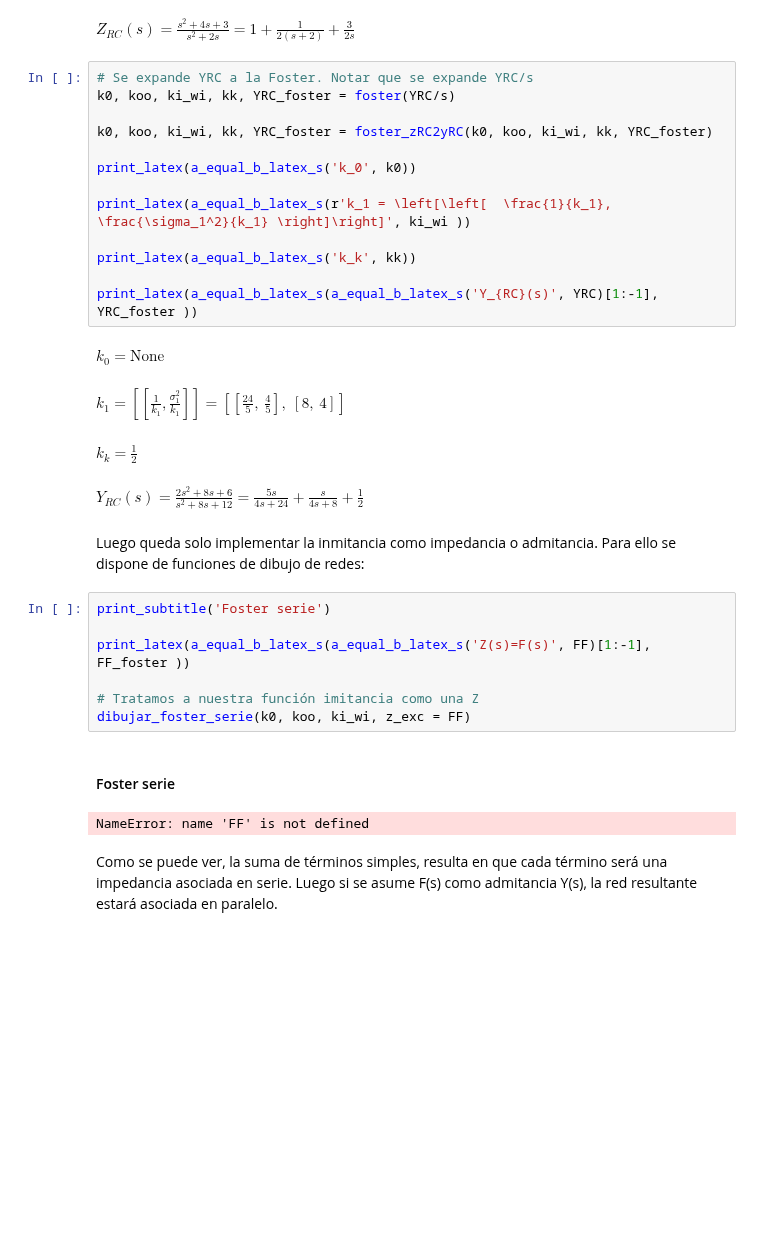
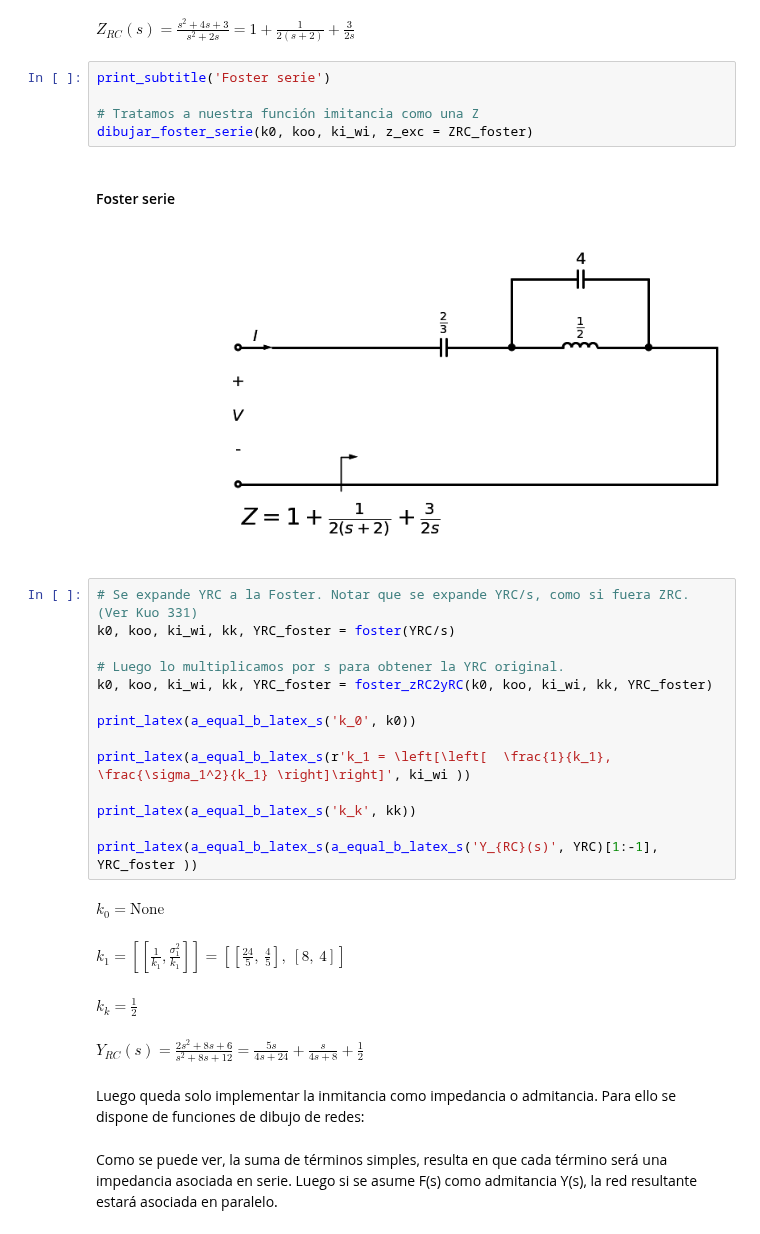
Before and after one commit to marianux/pytc2, a Jupyter notebook: docs/funciones_excitacion_disipativas.ipynb, the cells around one changed output. Drawn from its saved outputs; the diff is of its cells as text; blank space fills up the shorter version.

```diff
--- a/docs/funciones_excitacion_disipativas.ipynb
+++ b/docs/funciones_excitacion_disipativas.ipynb
@@ -67,10 +67,19 @@ $\displaystyle k_0=\frac{3}{2}$
 $\displaystyle k_1 = \left[\left[  \frac{1}{k_1}, \frac{\sigma_1^2}{k_1} \right]\right]=\left[ \left[ 2, \  4\right]\right]$
 $\displaystyle k_k=1$
 $\displaystyle Z_{RC}(s)=\frac{s^{2} + 4 s + 3}{s^{2} + 2 s}=1 + \frac{1}{2 \left(s + 2\right)} + \frac{3}{2 s}$
+# %%
+print_subtitle('Foster serie')
+
+# Tratamos a nuestra función imitancia como una Z
+dibujar_foster_serie(k0, koo, ki_wi, z_exc = ZRC_foster)
+# %% [output]
+#### Foster serie
+[figure, added]
 # %%
-# Se expande YRC a la Foster. Notar que se expande YRC/s
+# Se expande YRC a la Foster. Notar que se expande YRC/s, como si fuera ZRC. (Ver Kuo 331)
 k0, koo, ki_wi, kk, YRC_foster = foster(YRC/s)
 
+# Luego lo multiplicamos por s para obtener la YRC original.
 k0, koo, ki_wi, kk, YRC_foster = foster_zRC2yRC(k0, koo, ki_wi, kk, YRC_foster)
 
 print_latex(a_equal_b_latex_s('k_0', k0))
@@ -87,16 +96,6 @@ $\displaystyle k_k=\frac{1}{2}$
 $\displaystyle Y_{RC}(s)=\frac{2 s^{2} + 8 s + 6}{s^{2} + 8 s + 12}=\frac{5 s}{4 s + 24} + \frac{s}{4 s + 8} + \frac{1}{2}$
 # %% [markdown]
 Luego queda solo implementar la inmitancia como impedancia o admitancia. Para ello se dispone de funciones de dibujo de redes:
-# %%
-print_subtitle('Foster serie')
-
-print_latex(a_equal_b_latex_s(a_equal_b_latex_s('Z(s)=F(s)', FF)[1:-1], FF_foster ))
-
-# Tratamos a nuestra función imitancia como una Z
-dibujar_foster_serie(k0, koo, ki_wi, z_exc = FF)
-# %% [output]
-#### Foster serie
-NameError: name 'FF' is not defined
 # %% [markdown]
 Como se puede ver, la suma de términos simples, resulta en que cada término será una impedancia asociada en serie. Luego si se asume F(s) como admitancia Y(s), la red resultante estará asociada en paralelo.
 # %%
```
Also changed, not shown: parts of 1 cell of this notebook.
